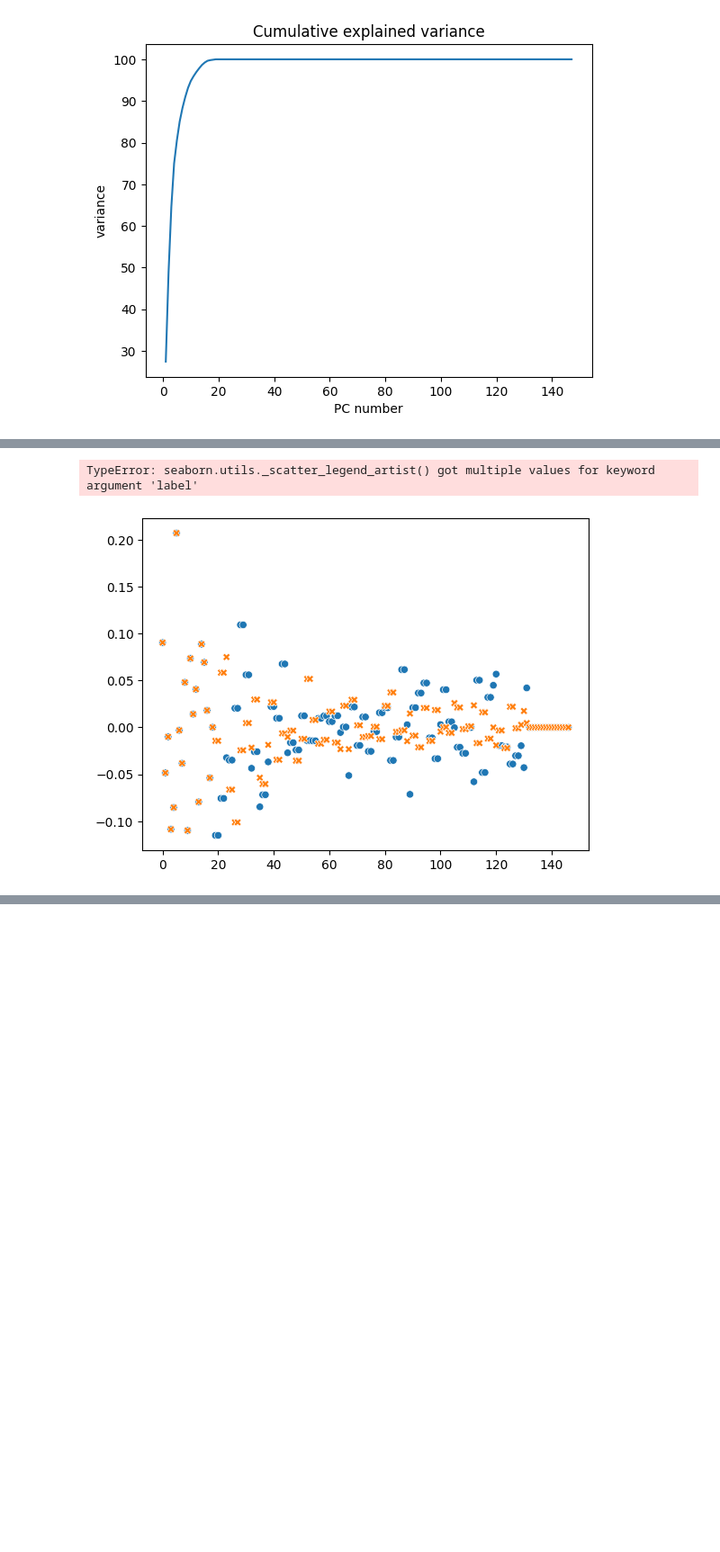
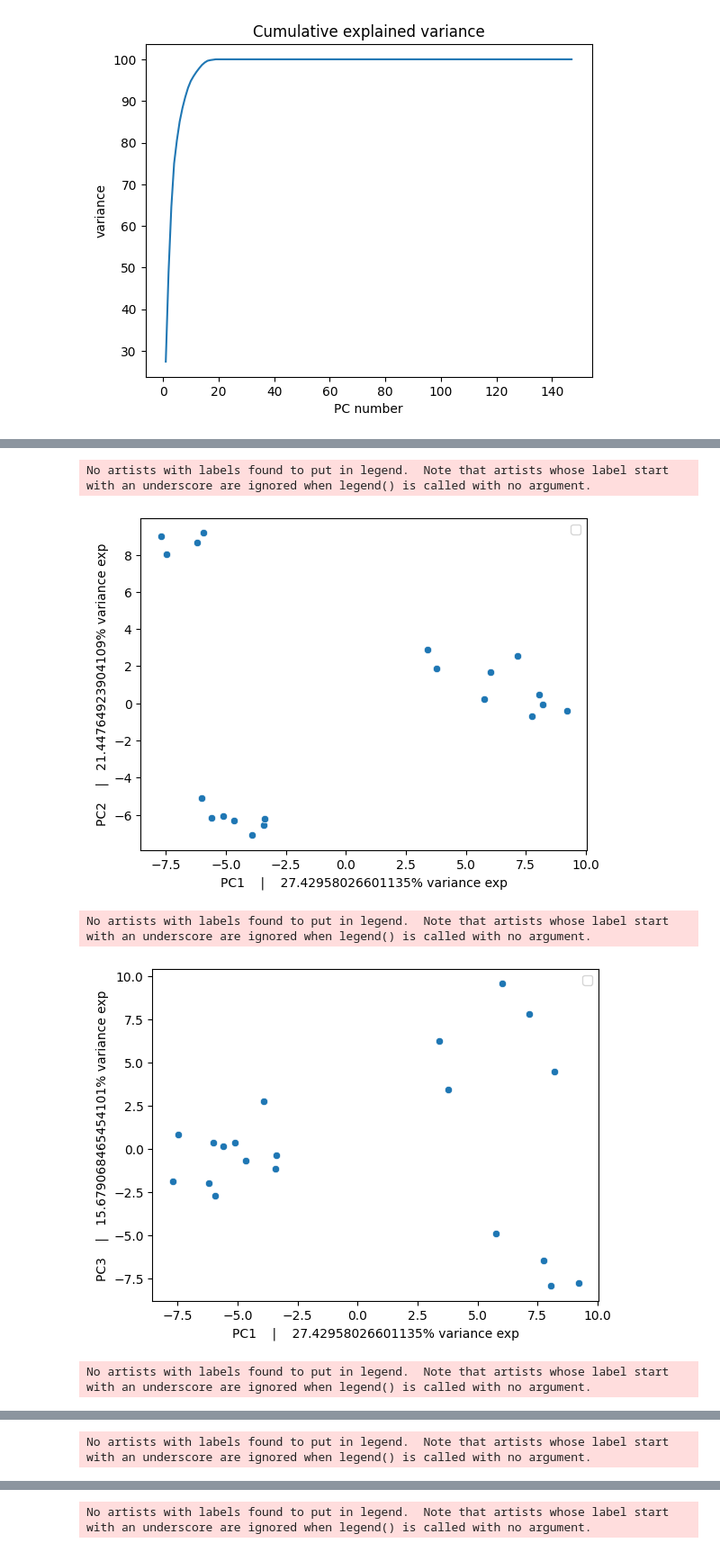
Before and after one commit to Kubabob/chemical-data-explorer, a Jupyter notebook: PCA/pca.ipynb, the cells around one changed output, grey strips where cells are left out. Shown at 90% size. Saved outputs shown, nothing was run; the diff lists cells and outputs as text; code cells hidden in the pictures; blank space fills up the shorter version.

```diff
--- a/PCA/pca.ipynb
+++ b/PCA/pca.ipynb
@@ -164,3 +144,5 @@ AS.shape
+# %%
+m_wart_czynnikowych.columns = ['PC1', 'PC2', 'PC3']
 # %%
 m_wart_czynnikowych
 # %% [output]
@@ -183,0 +188,10 @@ dtype: complex128
+# %%
+for i in range(len(eig_dict.columns)):
+    for j in range(len(eig_dict.columns)):
+        if i != j:
+            #sns.scatterplot(pd.DataFrame([m_wart_czynnikowych.iloc[:,i], m_wart_czynnikowych.iloc[:,j]], index=[m_wart_czynnikowych.columns[i], m_wart_czynnikowych.columns[j]]).T, x=f'PC{i+1}', y=f'PC{j+1}')
+            plt.scatter(np.real(m_wart_czynnikowych.iloc[:,i]), np.real(m_wart_czynnikowych.iloc[:,j]), label=f'PC{i+1}:PC{j+1}')
+            plt.xlabel(f'PC{i+1}    |    {np.real(var_exp[i])}% variance exp')
+            plt.ylabel(f'PC{j+1}    |   {np.real(var_exp[j])}% variance exp')
+            plt.legend()
+            plt.show()
@@ -183,0 +205,11 @@ dtype: complex128
+# %%
+fig, ax = plt.subplots(1,3, constrained_layout=True)
+fig.set_size_inches((20,40))
+
+for i in range(3):
+    ax[i].barh(AS.columns, m_lad_czynnikowych[:,i])
+    ax[i].vlines([-0.7,0.7], -1, 147, linestyles='dashed')
+    ax[i].grid()
+
+#plt.vlines(0.7, 0, 19, linestyles='dashed')
+#plt.plot(range(0,100), [1 for _ in range(100)])
@@ -183,0 +220,6 @@ dtype: complex128
+# %%
+pca = PCA(3)
+m_lad_czynnikowych = pca.fit(AS)
+x_pca = pd.DataFrame(pca.transform(AS))
+
+x_pca
@@ -184,13 +244,16 @@ dtype: complex128
 # %%
 for i in range(len(eig_dict.columns)):
     for j in range(len(eig_dict.columns)):
         if i != j:
-            sns.scatterplot((np.real(eig_dict.iloc[:,i]), np.real(eig_dict.iloc[:,j])), label=f'PC{i}:PC{j}')
+            sns.scatterplot(pd.DataFrame([x_pca.iloc[:,i], x_pca.iloc[:,j]]).T, x=i, y=j)
             #plt.scatter(np.real(eig_dict.iloc[:,i]), np.real(eig_dict.iloc[:,j]), label=f'PC{i+1}:PC{j+1}')
             plt.xlabel(f'PC{i+1}    |    {np.real(var_exp[i])}% variance exp')
             plt.ylabel(f'PC{j+1}    |   {np.real(var_exp[j])}% variance exp')
             plt.legend()
             plt.show()
 # %% [output]
-TypeError: seaborn.utils._scatter_legend_artist() got multiple values for keyword argument 'label'
+No artists with labels found to put in legend.  Note that artists whose label start with an underscore are ignored when legend() is called with no argument.
-[figure, old version]
+[figure, new version]
+No artists with labels found to put in legend.  Note that artists whose label start with an underscore are ignored when legend() is called with no argument.
+[figure, added]
+No artists with labels found to put in legend.  Note that artists whose label start with an underscore are ignored when legend() is called with no argument.
@@ -196,0 +261 @@ TypeError: seaborn.utils._scatter_legend_artist() got multiple values for keywor
+No artists with labels found to put in legend.  Note that artists whose label start with an underscore are ignored when legend() is called with no argument.
@@ -196,0 +263 @@ TypeError: seaborn.utils._scatter_legend_artist() got multiple values for keywor
+No artists with labels found to put in legend.  Note that artists whose label start with an underscore are ignored when legend() is called with no argument.
```
Also changed, not shown: parts of 27 cells of this notebook.
